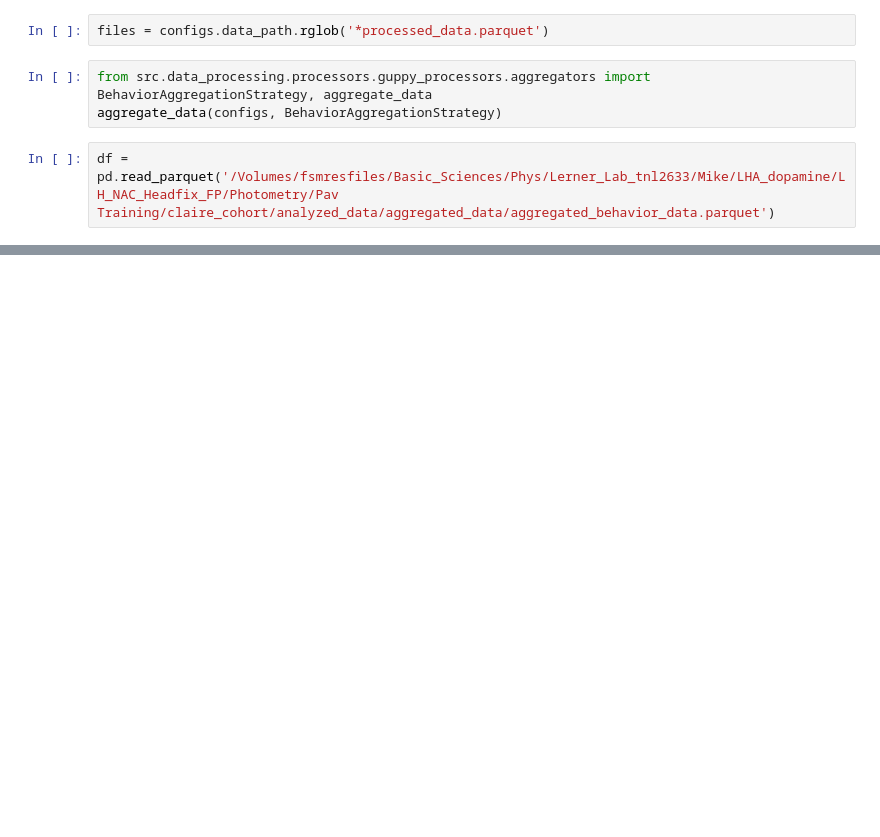
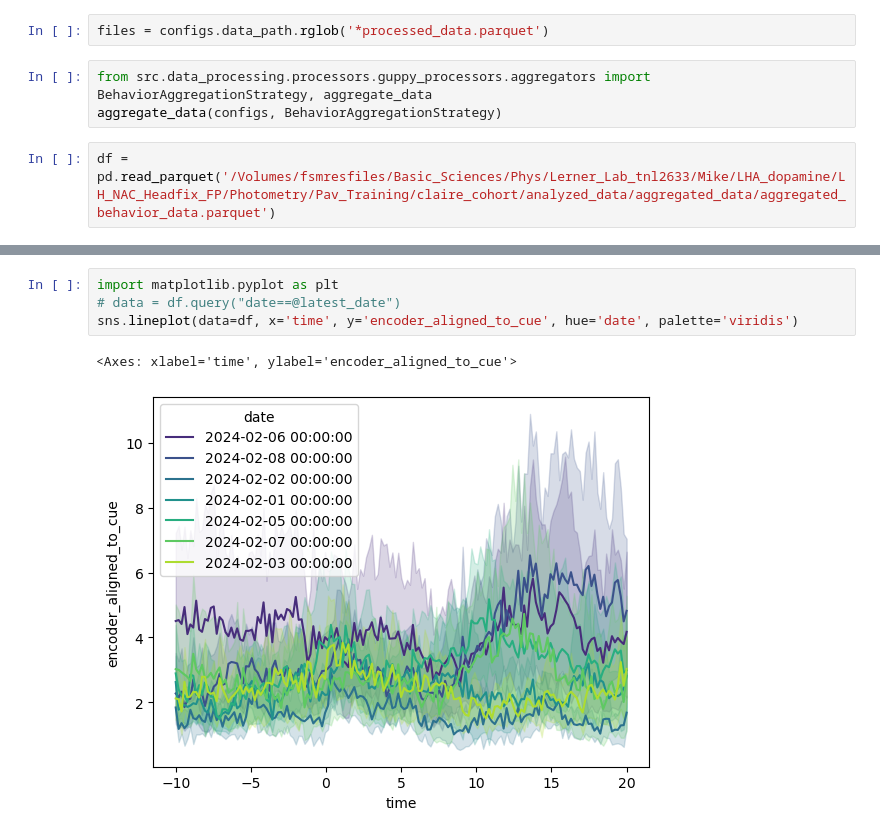
Before and after one commit to Mschaid/ENIGMA, a Jupyter notebook: notebooks/development/pav_dev.ipynb, the cells around one changed output, grey strips where cells are left out. Saved outputs shown, nothing was run; the diff lists cells and outputs as text; blank space fills up the shorter version.

```diff
--- a/notebooks/development/pav_dev.ipynb
+++ b/notebooks/development/pav_dev.ipynb
@@ -39,5 +61,5 @@ files = configs.data_path.rglob('*processed_data.parquet')
 from src.data_processing.processors.guppy_processors.aggregators import BehaviorAggregationStrategy, aggregate_data
 aggregate_data(configs, BehaviorAggregationStrategy)
 # %%
-df = pd.read_parquet('/Volumes/fsmresfiles/Basic_Sciences/Phys/Lerner_Lab_tnl2633/Mike/LHA_dopamine/LH_NAC_Headfix_FP/Photometry/Pav Training/claire_cohort/analyzed_data/aggregated_data/aggregated_behavior_data.parquet')
+df = pd.read_parquet('/Volumes/fsmresfiles/Basic_Sciences/Phys/Lerner_Lab_tnl2633/Mike/LHA_dopamine/LH_NAC_Headfix_FP/Photometry/Pav_Training/claire_cohort/analyzed_data/aggregated_data/aggregated_behavior_data.parquet')
 # %%
@@ -70,0 +86,7 @@ plt.plot(np.linspace(-10, 20, 155), test_df['lick_aligned_to_cue'],)
+# %%
+import matplotlib.pyplot as plt
+# data = df.query("date==@latest_date")
+sns.lineplot(data=df, x='time', y='encoder_aligned_to_cue', hue='date', palette='viridis')
+# %% [output]
+<Axes: xlabel='time', ylabel='encoder_aligned_to_cue'>
+[figure, added]
```
Also changed, not shown: parts of 8 cells of this notebook, 6 other files.
